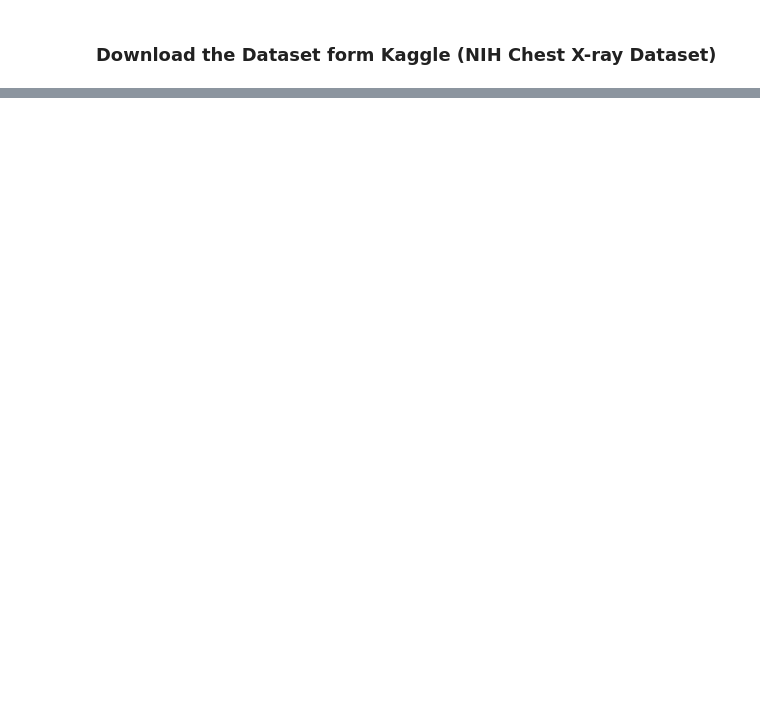
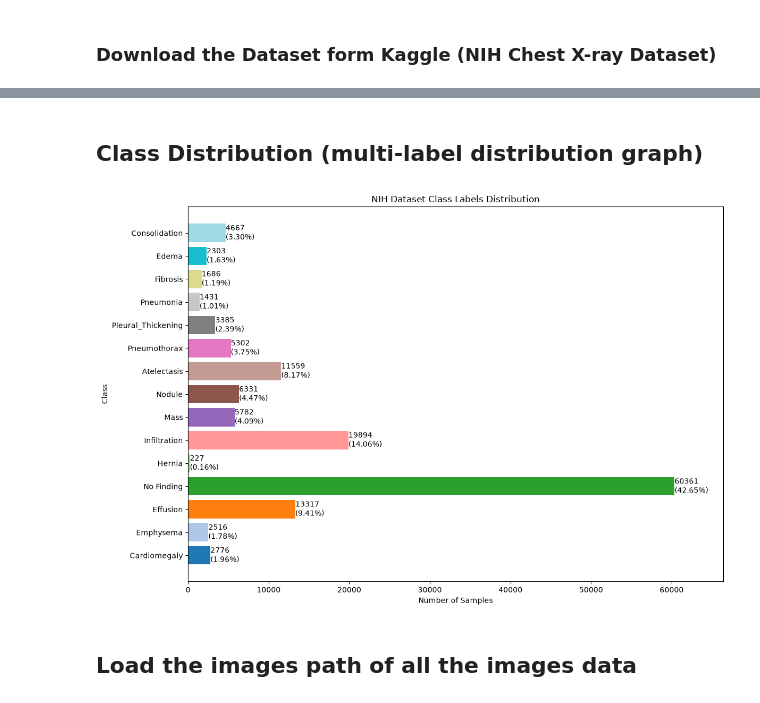
Before and after one commit to kmsmeng/Medical-Image-Classification-Explainable-AI, a Jupyter notebook: main.ipynb, the cells around one changed output, grey strips where cells are left out. Drawn from its saved outputs; the diff is of its cells as text; code cells hidden in the pictures; blank space fills up the shorter version.

Commit message:
EDA and multi-hot label encoding

```diff
--- a/main.ipynb
+++ b/main.ipynb
@@ -47,0 +96,21 @@ Download complete
+# %%
+cols = [
+    'Image Index',
+    'Finding Labels',
+    'Follow-up #',
+    'Patient ID',
+    'Patient Age',
+    'Patient Gender',
+    'View Position',
+    'OriginalImage[Width',
+    'Height]',
+    'OriginalImagePixelSpacing[x',
+    'y]'
+]
+
+# Load the Metadata/Annotation CSV file
+df = pd.read_csv('data/Data_Entry_2017.csv', usecols=cols)
+
+# print few rows of the dataframe
+# df[:10]
+df.sample(n=10, random_state=42)
@@ -47,0 +295,28 @@ Download complete
+# %% [markdown]
+## Class Distribution (multi-label distribution graph)
+# %%
+all_labels = df['Finding Labels']
+# %%
+labels_list_seperated = [word for label in all_labels for word in label.split('|')]
+
+total = len(labels_list_seperated)
+
+from collections import Counter
+
+labels_count = Counter(labels_list_seperated)
+# %%
+# Infection Distribution
+
+plt.figure(figsize=(12, 8))
+bars = plt.barh(labels_count.keys(), labels_count.values(), color=plt.cm.tab20(np.linspace(0, 1, 15)))
+plt.bar_label(bars, labels=[f"{value}\n({value/total*100:.2f}%)" for value in labels_count.values()])
+plt.xlim(0, 1.1*max(labels_count.values()))
+plt.ylabel('Class')
+plt.xlabel('Number of Samples')
+plt.title('NIH Dataset Class Labels Distribution')
+
+plt.tight_layout()
+
+plt.show()
+# %% [output]
+[figure, added]
@@ -47,0 +325,2 @@ Download complete
+# %% [markdown]
+## Load the images path of all the images data
```
Also changed, not shown: parts of 50 cells of this notebook, 2 other files.
